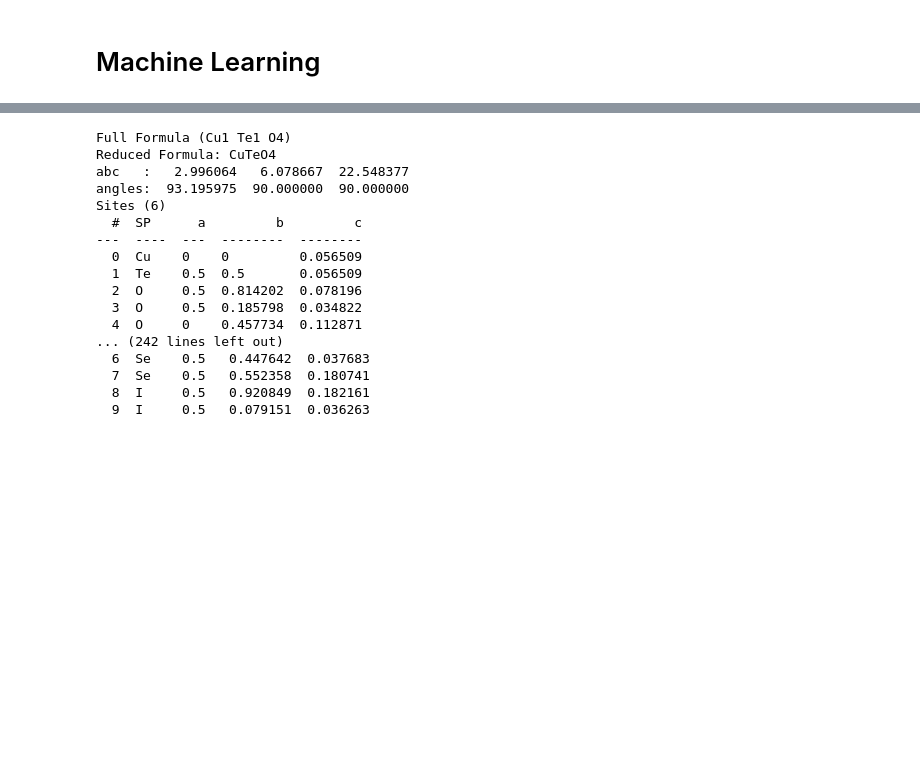
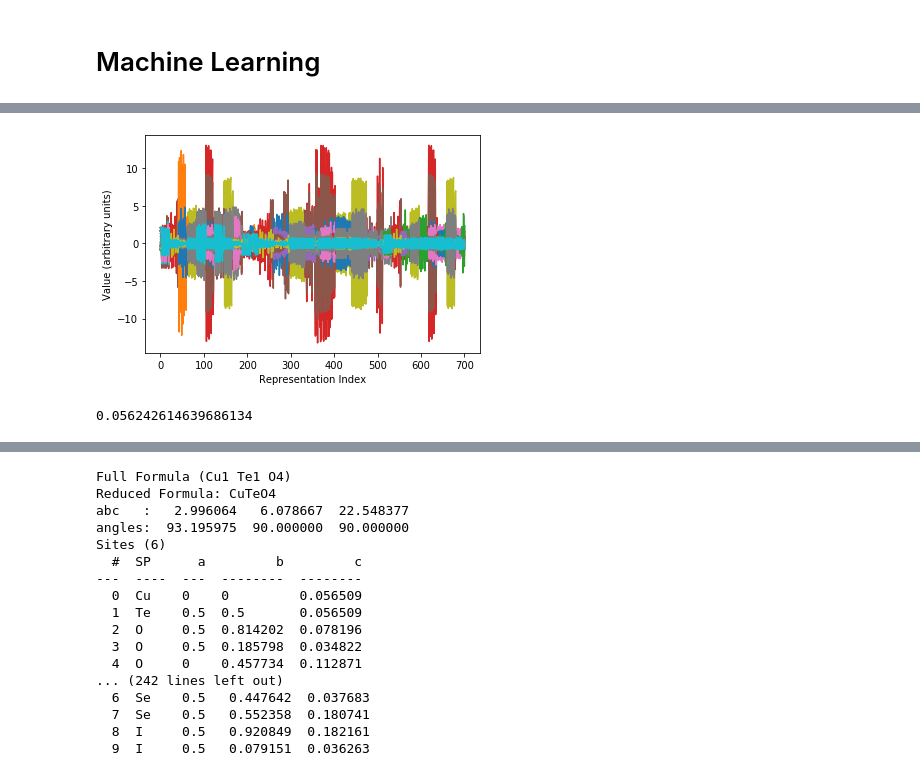
Before and after one commit to JasonGibsonUfl/quantumMLdev, a Jupyter notebook: tutorial.ipynb, the cells around one changed output, grey strips where cells are left out. Saved outputs shown, nothing was run; the diff lists cells and outputs as text; code cells hidden in the pictures; blank space fills up the shorter version.

```diff
--- a/tutorial.ipynb
+++ b/tutorial.ipynb
@@ -33,0 +272,21 @@ NameError: name 'get_ml_model' is not defined
+# %%
+from sklearn.preprocessing import StandardScaler
+scaler = StandardScaler().fit(training_inputs)
+training_inputs = scaler.transform(training_inputs)
+testing_inputs = scaler.transform(testing_inputs)
+### If we use normalized data representation for the quantumml we will need to store the scaler model
+# %%
+for i in range(50):
+    plt.plot(np.arange(len(soap_raw[0])), training_inputs[i])
+plt.xlabel('Representation Index')
+plt.ylabel('Value (arbitrary units)')
+plt.show()
+# %% [output]
+[figure, added]
+# %%
+model = SVR().fit(training_inputs, training_outputs)
+testing_predictions = model.predict(testing_inputs)
+rms = (np.sqrt(np.mean(np.subtract(testing_predictions, testing_outputs)**2)))
+print(rms)
+# %% [output]
+0.056242614639686134
```
Also changed, not shown: parts of 58 cells of this notebook, 13 other files.
